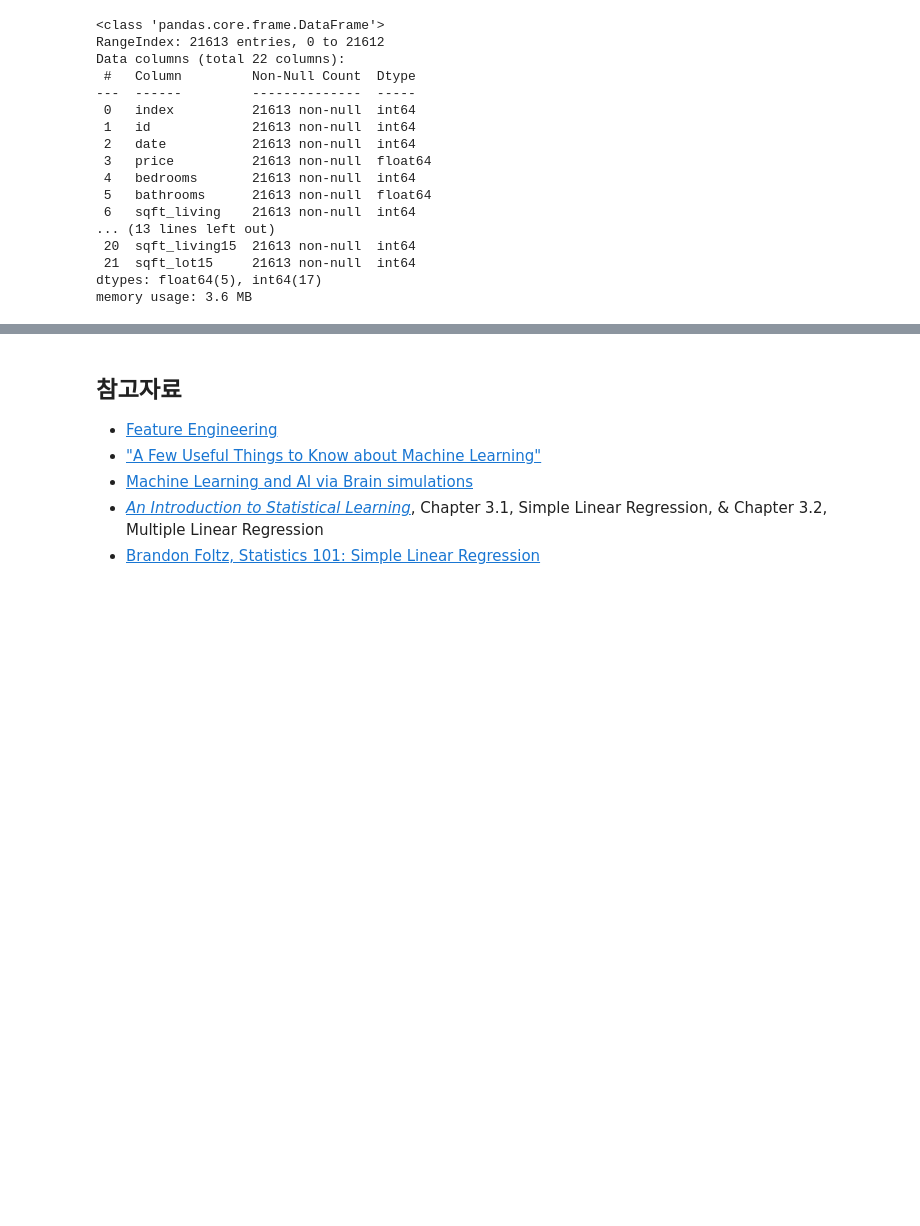
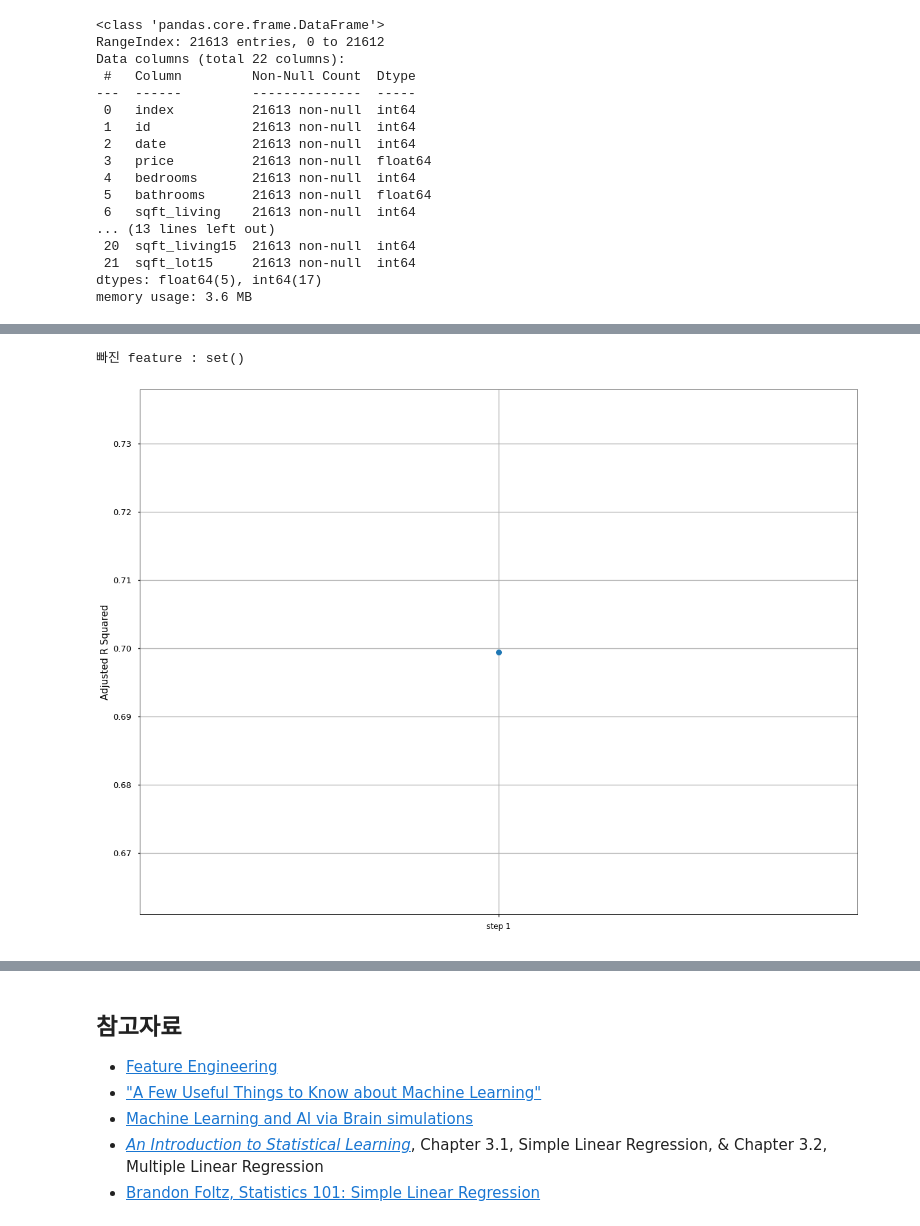
Before and after one commit to KyungRyeolBaek/study, a Jupyter notebook: n212-multiple-regression/n212a-multiple-regression.ipynb, the cells around one changed output, grey strips where cells are left out. Cells and saved outputs as stored; diff of their text form; code cells hidden in the pictures; blank space fills up the shorter version.

```diff
--- a/n212-multiple-regression/n212a-multiple-regression.ipynb
+++ b/n212-multiple-regression/n212a-multiple-regression.ipynb
@@ -369,0 +461,43 @@ sns.heatmap(df.corr(),linewidths=0.25,vmax=0.7,square=True,cmap="BuGn",
+# %%
+## 후진 소거법
+variables = df.columns[4:].tolist() ## 설명 변수 리스트
+
+y = df['price'] ## 반응 변수
+selected_variables = variables ## 초기에는 모든 변수가 선택된 상태
+sl_remove = 0.05
+
+sv_per_step = [] ## 각 스텝별로 선택된 변수들
+adjusted_r_squared = [] ## 각 스텝별 수정된 결정계수
+steps = [] ## 스텝
+step = 0
+while len(selected_variables) > 0:
+    X = sm.add_constant(df[selected_variables])
+    p_vals = sm.OLS(y,X).fit().pvalues[1:] ## 절편항의 p-value는 뺀다
+    max_pval = p_vals.max() ## 최대 p-value
+    if max_pval >= sl_remove: ## 최대 p-value값이 기준값보다 크거나 같으면 제외
+        remove_variable = p_vals.idxmax()
+        selected_variables.remove(remove_variable)
+
+        step += 1
+        steps.append(step)
+        adj_r_squared = sm.OLS(y,sm.add_constant(df[selected_variables])).fit().rsquared_adj
+        adjusted_r_squared.append(adj_r_squared)
+        sv_per_step.append(selected_variables.copy())
+    else:
+        break
+print('빠진 feature :', set(variables) - set(selected_variables))
+# %% [output]
+빠진 feature : set()
+# %%
+fig = plt.figure(figsize=(20,15))
+fig.set_facecolor('white')
+
+font_size = 15
+plt.xticks(steps,[f'step {s}\n' for i,s in enumerate(steps)], fontsize=12)
+plt.plot(steps,adjusted_r_squared, marker='o')
+
+plt.ylabel('Adjusted R Squared',fontsize=font_size)
+plt.grid(True)
+plt.show()
+# %% [output]
+[figure, added]
```
Also changed, not shown: parts of 25 cells of this notebook.
